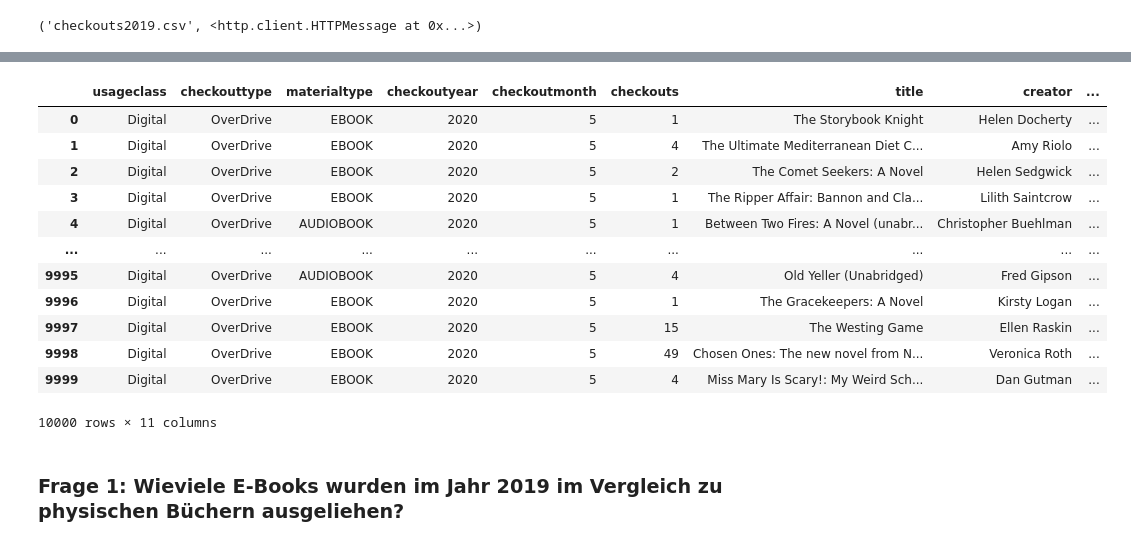
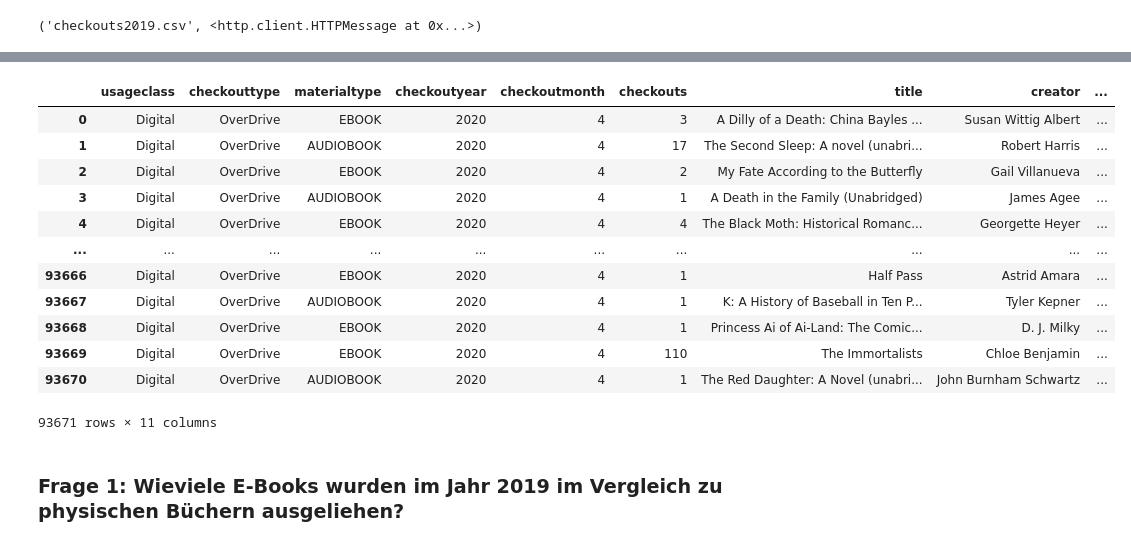
Before and after one commit to BLelgemann/WPM_T9-2, a Jupyter notebook: a2_python.ipynb, the cells around one changed output, grey strips where cells are left out. Cells and saved outputs as stored; diff of their text form; code cells hidden in the pictures.

```diff
--- a/a2_python.ipynb
+++ b/a2_python.ipynb
@@ -57,18 +64,18 @@ checkouts_2019
-# %%
-checkouts_2020
-# %% [output]
-|  | usageclass | checkouttype | materialtype | checkoutyear | checkoutmonth | checkouts | title | creator | ... |
-| 0 | Digital | OverDrive | EBOOK | 2020 | 5 | 1 | The Storybook Knight | Helen Docherty | ... |
-| 1 | Digital | OverDrive | EBOOK | 2020 | 5 | 4 | The Ultimate Mediterranean Diet C... | Amy Riolo | ... |
-| 2 | Digital | OverDrive | EBOOK | 2020 | 5 | 2 | The Comet Seekers: A Novel | Helen Sedgwick | ... |
-| 3 | Digital | OverDrive | EBOOK | 2020 | 5 | 1 | The Ripper Affair: Bannon and Cla... | Lilith Saintcrow | ... |
-| 4 | Digital | OverDrive | AUDIOBOOK | 2020 | 5 | 1 | Between Two Fires: A Novel (unabr... | Christopher Buehlman | ... |
-| ... | ... | ... | ... | ... | ... | ... | ... | ... | ... |
-| 9995 | Digital | OverDrive | AUDIOBOOK | 2020 | 5 | 4 | Old Yeller (Unabridged) | Fred Gipson | ... |
-| 9996 | Digital | OverDrive | EBOOK | 2020 | 5 | 1 | The Gracekeepers: A Novel | Kirsty Logan | ... |
-| 9997 | Digital | OverDrive | EBOOK | 2020 | 5 | 15 | The Westing Game | Ellen Raskin | ... |
-| 9998 | Digital | OverDrive | EBOOK | 2020 | 5 | 49 | Chosen Ones: The new novel from N... | Veronica Roth | ... |
-| 9999 | Digital | OverDrive | EBOOK | 2020 | 5 | 4 | Miss Mary Is Scary!: My Weird Sch... | Dan Gutman | ... |
-10000 rows × 11 columns
+# %%
+checkouts_2020apr
+# %% [output]
+|  | usageclass | checkouttype | materialtype | checkoutyear | checkoutmonth | checkouts | title | creator | ... |
+| 0 | Digital | OverDrive | EBOOK | 2020 | 4 | 3 | A Dilly of a Death: China Bayles ... | Susan Wittig Albert | ... |
+| 1 | Digital | OverDrive | AUDIOBOOK | 2020 | 4 | 17 | The Second Sleep: A novel (unabri... | Robert Harris | ... |
+| 2 | Digital | OverDrive | EBOOK | 2020 | 4 | 2 | My Fate According to the Butterfly | Gail Villanueva | ... |
+| 3 | Digital | OverDrive | AUDIOBOOK | 2020 | 4 | 1 | A Death in the Family (Unabridged) | James Agee | ... |
+| 4 | Digital | OverDrive | EBOOK | 2020 | 4 | 4 | The Black Moth: Historical Romanc... | Georgette Heyer | ... |
+| ... | ... | ... | ... | ... | ... | ... | ... | ... | ... |
+| 93666 | Digital | OverDrive | EBOOK | 2020 | 4 | 1 | Half Pass | Astrid Amara | ... |
+| 93667 | Digital | OverDrive | AUDIOBOOK | 2020 | 4 | 1 | K: A History of Baseball in Ten P... | Tyler Kepner | ... |
+| 93668 | Digital | OverDrive | EBOOK | 2020 | 4 | 1 | Princess Ai of Ai-Land: The Comic... | D. J. Milky | ... |
+| 93669 | Digital | OverDrive | EBOOK | 2020 | 4 | 110 | The Immortalists | Chloe Benjamin | ... |
+| 93670 | Digital | OverDrive | AUDIOBOOK | 2020 | 4 | 1 | The Red Daughter: A Novel (unabri... | John Burnham Schwartz | ... |
+93671 rows × 11 columns
 # %% [markdown]
 ### Frage 1: Wieviele E-Books wurden im Jahr 2019 im Vergleich zu physischen Büchern ausgeliehen?
```
Also changed, not shown: parts of 34 cells of this notebook.
